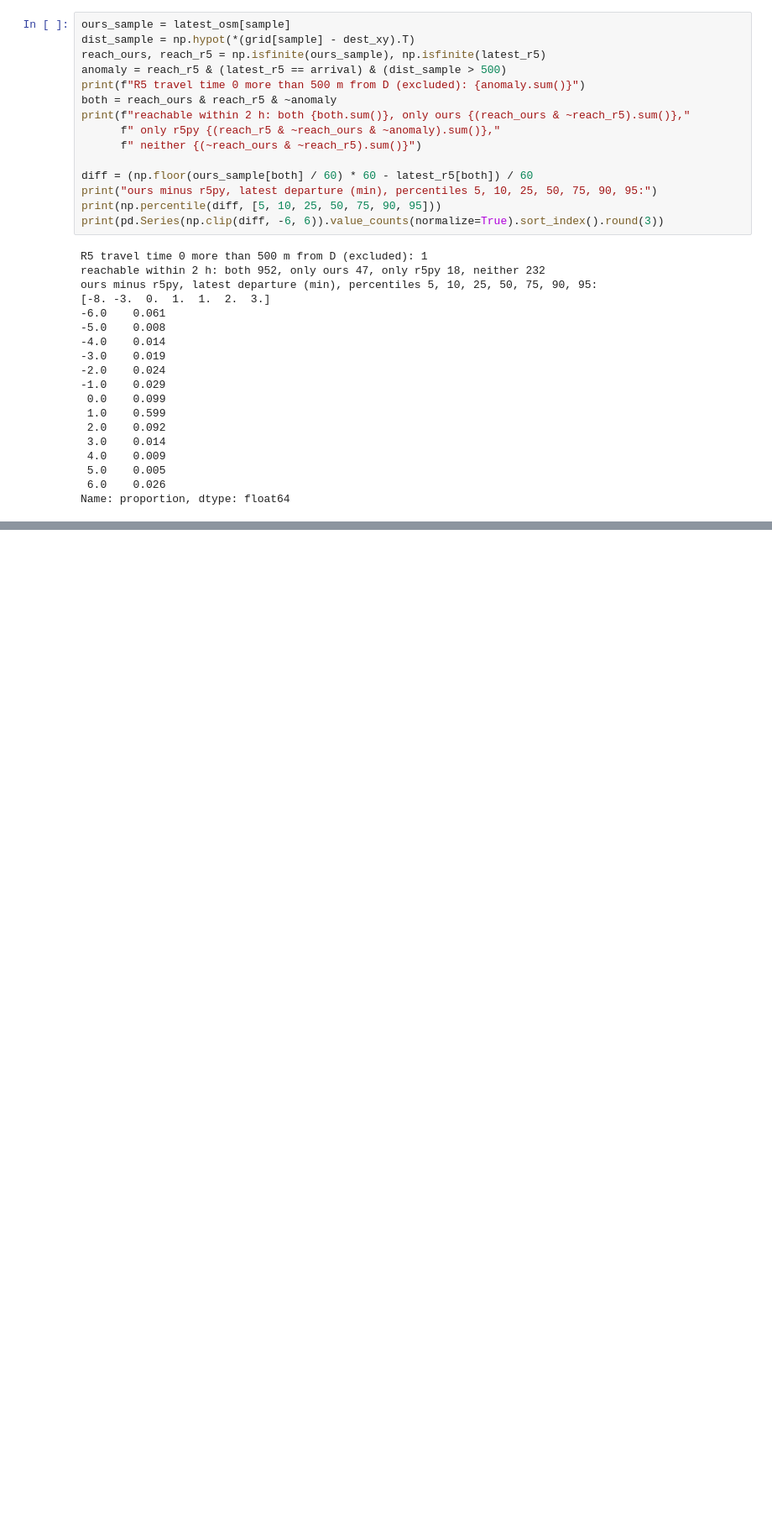
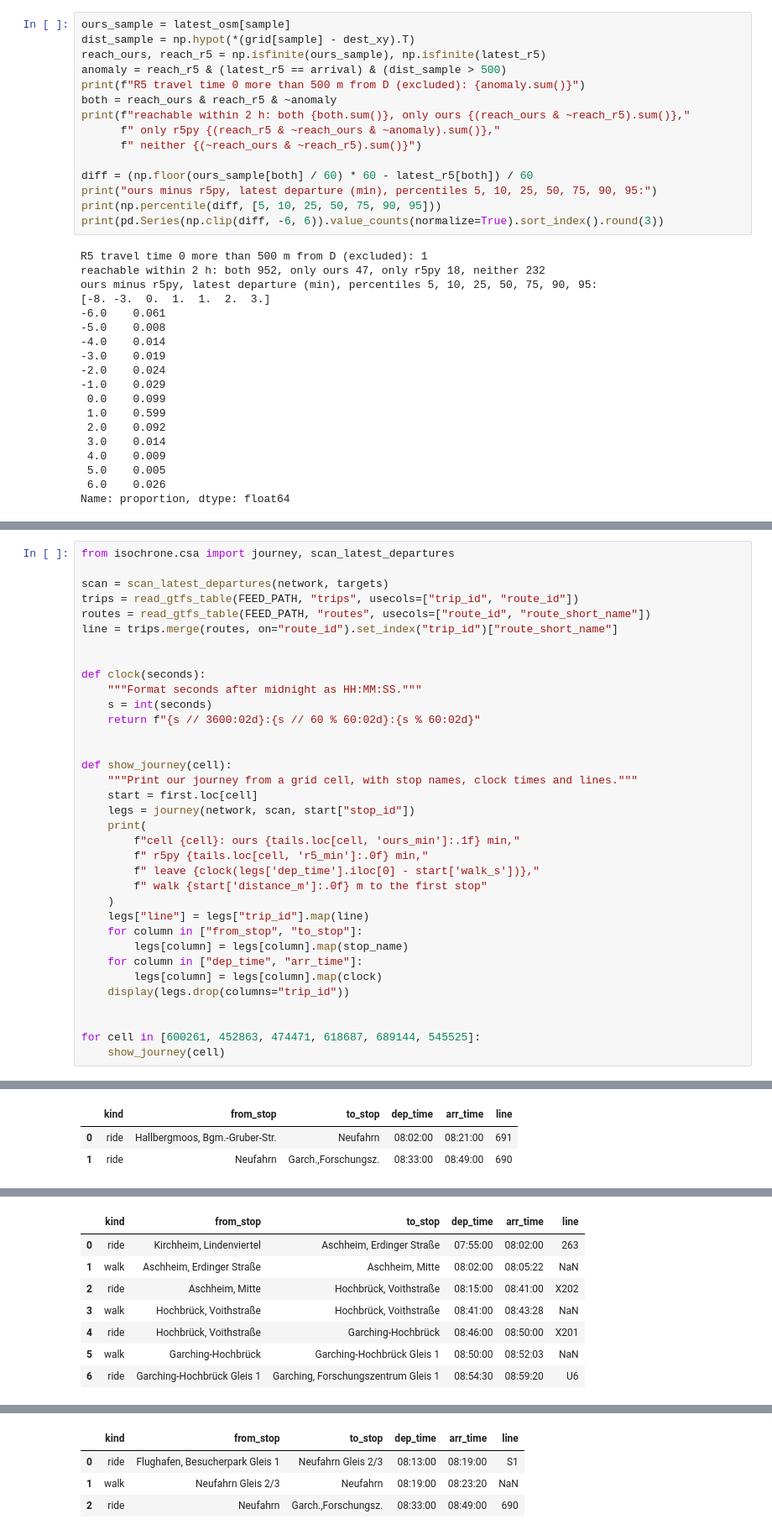
Before and after one commit to francescocodeca/munich-transit-reverse-isochrone, a Jupyter notebook: notebooks/02_explore_osm.ipynb, the cells around one changed output, grey strips where cells are left out. Shown at 84% size. Drawn from its saved outputs; the diff is of its cells as text; blank space fills up the shorter version.

```diff
--- a/notebooks/02_explore_osm.ipynb
+++ b/notebooks/02_explore_osm.ipynb
@@ -312,0 +424,36 @@ Name: proportion, dtype: float64
+# %%
+from isochrone.csa import journey, scan_latest_departures
+
+scan = scan_latest_departures(network, targets)
+trips = read_gtfs_table(FEED_PATH, "trips", usecols=["trip_id", "route_id"])
+routes = read_gtfs_table(FEED_PATH, "routes", usecols=["route_id", "route_short_name"])
+line = trips.merge(routes, on="route_id").set_index("trip_id")["route_short_name"]
+
+
+def clock(seconds):
+    """Format seconds after midnight as HH:MM:SS."""
+    s = int(seconds)
+    return f"{s // 3600:02d}:{s // 60 % 60:02d}:{s % 60:02d}"
+
+
+def show_journey(cell):
+    """Print our journey from a grid cell, with stop names, clock times and lines."""
+    start = first.loc[cell]
+    legs = journey(network, scan, start["stop_id"])
+    print(
+        f"cell {cell}: ours {tails.loc[cell, 'ours_min']:.1f} min,"
+        f" r5py {tails.loc[cell, 'r5_min']:.0f} min,"
+        f" leave {clock(legs['dep_time'].iloc[0] - start['walk_s'])},"
+        f" walk {start['distance_m']:.0f} m to the first stop"
+    )
+    legs["line"] = legs["trip_id"].map(line)
+    for column in ["from_stop", "to_stop"]:
+        legs[column] = legs[column].map(stop_name)
+    for column in ["dep_time", "arr_time"]:
+        legs[column] = legs[column].map(clock)
+    display(legs.drop(columns="trip_id"))
+
+
+for cell in [600261, 452863, 474471, 618687, 689144, 545525]:
+    show_journey(cell)
+# %% [output]
@@ -312,0 +461,3 @@ Name: proportion, dtype: float64
+|  | kind | from_stop | to_stop | dep_time | arr_time | line |
+| 0 | ride | Hallbergmoos, Bgm.-Gruber-Str. | Neufahrn | 08:02:00 | 08:21:00 | 691 |
+| 1 | ride | Neufahrn | Garch.,Forschungsz. | 08:33:00 | 08:49:00 | 690 |
@@ -312,0 +465,8 @@ Name: proportion, dtype: float64
+|  | kind | from_stop | to_stop | dep_time | arr_time | line |
+| 0 | ride | Kirchheim, Lindenviertel | Aschheim, Erdinger Straße | 07:55:00 | 08:02:00 | 263 |
+| 1 | walk | Aschheim, Erdinger Straße | Aschheim, Mitte | 08:02:00 | 08:05:22 | NaN |
+| 2 | ride | Aschheim, Mitte | Hochbrück, Voithstraße | 08:15:00 | 08:41:00 | X202 |
+| 3 | walk | Hochbrück, Voithstraße | Hochbrück, Voithstraße | 08:41:00 | 08:43:28 | NaN |
+| 4 | ride | Hochbrück, Voithstraße | Garching-Hochbrück | 08:46:00 | 08:50:00 | X201 |
+| 5 | walk | Garching-Hochbrück | Garching-Hochbrück Gleis 1 | 08:50:00 | 08:52:03 | NaN |
+| 6 | ride | Garching-Hochbrück Gleis 1 | Garching, Forschungszentrum Gleis 1 | 08:54:30 | 08:59:20 | U6 |
@@ -312,0 +483,4 @@ Name: proportion, dtype: float64
+|  | kind | from_stop | to_stop | dep_time | arr_time | line |
+| 0 | ride | Flughafen, Besucherpark Gleis 1 | Neufahrn Gleis 2/3 | 08:13:00 | 08:19:00 | S1 |
+| 1 | walk | Neufahrn Gleis 2/3 | Neufahrn | 08:19:00 | 08:23:20 | NaN |
+| 2 | ride | Neufahrn | Garch.,Forschungsz. | 08:33:00 | 08:49:00 | 690 |
```
Also changed, not shown: parts of 6 cells of this notebook.
